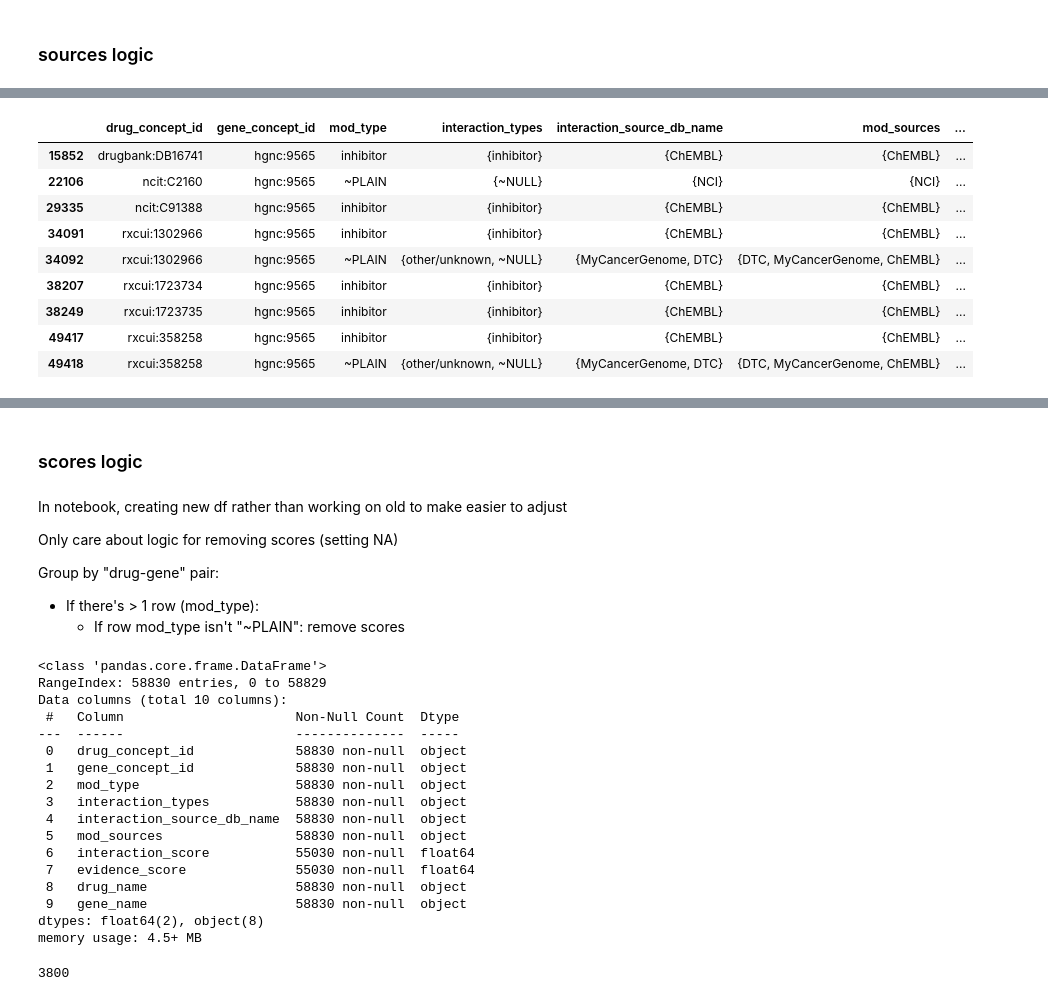
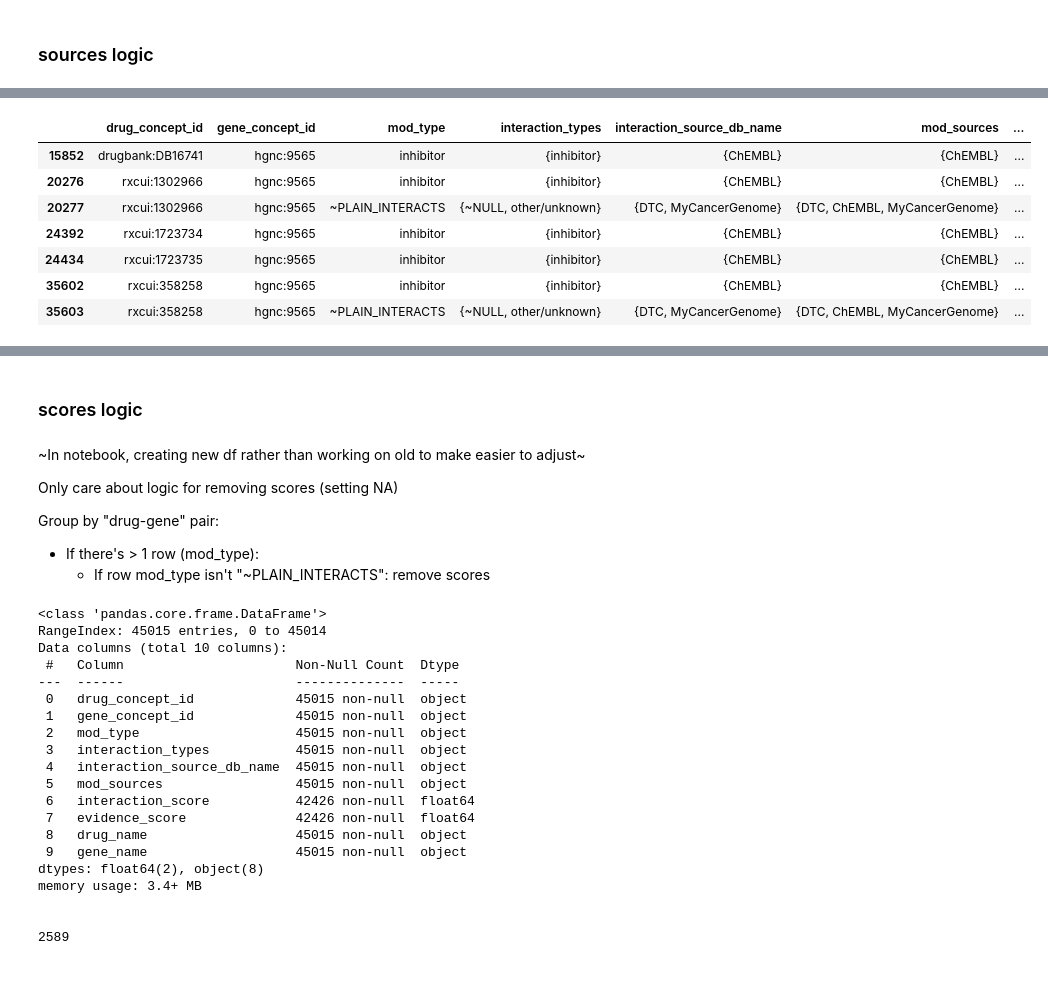
Before and after one commit to NCATSTranslator/translator-ingests, a Jupyter notebook: src/translator_ingest/ingests/dgidb/dgidb-eda.ipynb, the cells around one changed output, grey strips where cells are left out. Saved outputs shown, nothing was run; the diff lists cells and outputs as text; code cells hidden in the pictures.

```diff
--- a/src/translator_ingest/ingests/dgidb/dgidb-eda.ipynb
+++ b/src/translator_ingest/ingests/dgidb/dgidb-eda.ipynb
@@ -903,7 +757,7 @@ Reasoning:
 * makes following logic easier: detecting "only one edge" or "plain interacts_with edge"
 * Other option is to map everything to predicate/qualifier-sets, then do logic with predicate/qualifier-sets. But I think that's more complicated to check…
 # %%
-plain_types = {"other/unknown", "~NULL"}
+plain_interact_types = {"other/unknown", "~NULL"}
 
-experiment_setup["mod_type"] = ["~PLAIN" if i in plain_types else i for i in experiment_setup["interaction_types"]]
+experiment_setup["mod_type"] = ["~PLAIN_INTERACTS" if i in plain_interact_types else i for i in experiment_setup["interaction_types"]]
 # %%
@@ -932,14 +787,14 @@ array(['inhibitor', 'modulator', 'cleavage', 'blocker', 'binder',
 ## group by drug ID, gene ID, mod_type combo
 
 ## saving in diff variable in case I want to still work with no-grouping-done later
-experiment_mergeMain = experiment_setup.copy()
+# experiment_mergeMain = experiment_setup.copy()
 
-## merge: takes ~8s to run
+## merge: takes ~3s to run
 cols_define_edge_3 = ["drug_concept_id", "gene_concept_id", "mod_type"]
 
 ## when it can be multiple values, run set
 ## otherwise, the value is always the same (from EDA), so just keep the first
-experiment_mergeMain = experiment_mergeMain.groupby(by=cols_define_edge_3).agg(
+experiment_setup = experiment_setup.groupby(by=cols_define_edge_3).agg(
     {
         "interaction_types": set,
         "interaction_source_db_name": set,
@@ -979,6 +836,6 @@ Then make a new sources column **mod_sources** (but in notebook, keep original s
 * Else: keep original value
 # %%
-experiment_sources = experiment_mergeMain.copy()
+experiment_sources = experiment_setup.copy()
 
 drug_gene_pair = ["drug_concept_id", "gene_concept_id"]
 # %%
@@ -1019,28 +876,26 @@ Name: (rxcui:1302966, hgnc:9565), dtype: object
 ## in specific spot
 
 mod_sources = [
-    experiment_sources.loc[x.drug_concept_id, x.gene_concept_id].to_list()[0] if x.mod_type == "~PLAIN"
+    experiment_sources.loc[x.drug_concept_id, x.gene_concept_id].to_list()[0] if x.mod_type == "~PLAIN_INTERACTS"
     else x.interaction_source_db_name
-    for x in experiment_mergeMain[["drug_concept_id", "gene_concept_id", "mod_type", "interaction_source_db_name"]].itertuples()
+    for x in experiment_setup[["drug_concept_id", "gene_concept_id", "mod_type", "interaction_source_db_name"]].itertuples()
 ]
 
-experiment_mergeMain.insert(5, "mod_sources", mod_sources)
+experiment_setup.insert(5, "mod_sources", mod_sources)
 # %%
-## check what rows look like with original ~PLAIN values
+## check what rows look like with original ~PLAIN_INTERACTS values
 
-experiment_mergeMain[experiment_mergeMain["gene_concept_id"] == "hgnc:9565"]
+experiment_setup[experiment_setup["gene_concept_id"] == "hgnc:9565"]
 
-experiment_mergeMain[experiment_mergeMain.duplicated(subset=["drug_concept_id", "gene_concept_id"], keep=False)][60:70]
+experiment_setup[experiment_setup.duplicated(subset=["drug_concept_id", "gene_concept_id"], keep=False)][60:70]
 # %% [output]
 |  | drug_concept_id | gene_concept_id | mod_type | interaction_types | interaction_source_db_name | mod_sources | ... |
 | 15852 | drugbank:DB16741 | hgnc:9565 | inhibitor | {inhibitor} | {ChEMBL} | {ChEMBL} | ... |
-| 22106 | ncit:C2160 | hgnc:9565 | ~PLAIN | {~NULL} | {NCI} | {NCI} | ... |
-| 29335 | ncit:C91388 | hgnc:9565 | inhibitor | {inhibitor} | {ChEMBL} | {ChEMBL} | ... |
-| 34091 | rxcui:1302966 | hgnc:9565 | inhibitor | {inhibitor} | {ChEMBL} | {ChEMBL} | ... |
-| 34092 | rxcui:1302966 | hgnc:9565 | ~PLAIN | {other/unknown, ~NULL} | {MyCancerGenome, DTC} | {DTC, MyCancerGenome, ChEMBL} | ... |
-| 38207 | rxcui:1723734 | hgnc:9565 | inhibitor | {inhibitor} | {ChEMBL} | {ChEMBL} | ... |
-| 38249 | rxcui:1723735 | hgnc:9565 | inhibitor | {inhibitor} | {ChEMBL} | {ChEMBL} | ... |
-| 49417 | rxcui:358258 | hgnc:9565 | inhibitor | {inhibitor} | {ChEMBL} | {ChEMBL} | ... |
-| 49418 | rxcui:358258 | hgnc:9565 | ~PLAIN | {other/unknown, ~NULL} | {MyCancerGenome, DTC} | {DTC, MyCancerGenome, ChEMBL} | ... |
+| 20276 | rxcui:1302966 | hgnc:9565 | inhibitor | {inhibitor} | {ChEMBL} | {ChEMBL} | ... |
+| 20277 | rxcui:1302966 | hgnc:9565 | ~PLAIN_INTERACTS | {~NULL, other/unknown} | {DTC, MyCancerGenome} | {DTC, ChEMBL, MyCancerGenome} | ... |
+| 24392 | rxcui:1723734 | hgnc:9565 | inhibitor | {inhibitor} | {ChEMBL} | {ChEMBL} | ... |
+| 24434 | rxcui:1723735 | hgnc:9565 | inhibitor | {inhibitor} | {ChEMBL} | {ChEMBL} | ... |
+| 35602 | rxcui:358258 | hgnc:9565 | inhibitor | {inhibitor} | {ChEMBL} | {ChEMBL} | ... |
+| 35603 | rxcui:358258 | hgnc:9565 | ~PLAIN_INTERACTS | {~NULL, other/unknown} | {DTC, MyCancerGenome} | {DTC, ChEMBL, MyCancerGenome} | ... |
 |  | drug_concept_id | gene_concept_id | mod_type | interaction_types | interaction_source_db_name | mod_sources | ... |
 | 4576 | chembl:CHEMBL2109391 | hgnc:3613 | modulator | {modulator} | {ChEMBL} | {ChEMBL} | ... |
@@ -1056,11 +911,11 @@ experiment_mergeMain[experiment_mergeMain.duplicated(subset=["drug_concept_id",
 # %% [markdown]
 ### scores logic
 # %% [markdown]
-In notebook, creating new df rather than working on old to make easier to adjust
+~In notebook, creating new df rather than working on old to make easier to adjust~
 
 Only care about logic for removing scores (setting NA)
 
 Group by "drug-gene" pair:
 * If there's > 1 row (mod_type):
-  * If row mod_type isn't "~PLAIN": remove scores
+  * If row mod_type isn't "~PLAIN_INTERACTS": remove scores
 # %%
@@ -1082,28 +937,31 @@ for name, group in grp:
 ## check what rows look like
 ## some scores are now NA! 58,830 VS 55,030
 
-experiment_scores.info()
+experiment_setup.info()
 
-experiment_scores[experiment_scores["interaction_score"].isna()].shape[0]
+print("\n")
+print(experiment_setup["interaction_score"].isna().sum())
 # %% [output]
 <class 'pandas.core.frame.DataFrame'>
-RangeIndex: 58830 entries, 0 to 58829
+RangeIndex: 45015 entries, 0 to 45014
 Data columns (total 10 columns):
  #   Column                      Non-Null Count  Dtype
 ---  ------                      --------------  -----
- 0   drug_concept_id             58830 non-null  object
- 1   gene_concept_id             58830 non-null  object
- 2   mod_type                    58830 non-null  object
- 3   interaction_types           58830 non-null  object
- 4   interaction_source_db_name  58830 non-null  object
- 5   mod_sources                 58830 non-null  object
- 6   interaction_score           55030 non-null  float64
- 7   evidence_score              55030 non-null  float64
- 8   drug_name                   58830 non-null  object
- 9   gene_name                   58830 non-null  object
+ 0   drug_concept_id             45015 non-null  object
+ 1   gene_concept_id             45015 non-null  object
+ 2   mod_type                    45015 non-null  object
+ 3   interaction_types           45015 non-null  object
+ 4   interaction_source_db_name  45015 non-null  object
+ 5   mod_sources                 45015 non-null  object
+ 6   interaction_score           42426 non-null  float64
+ 7   evidence_score              42426 non-null  float64
+ 8   drug_name                   45015 non-null  object
+ 9   gene_name                   45015 non-null  object
 dtypes: float64(2), object(8)
-memory usage: 4.5+ MB
+memory usage: 3.4+ MB
+
+
+2589
-3800
 # %%
 ## check what rows look like
 
```
Also changed, not shown: parts of 65 cells of this notebook, 3 other files.
